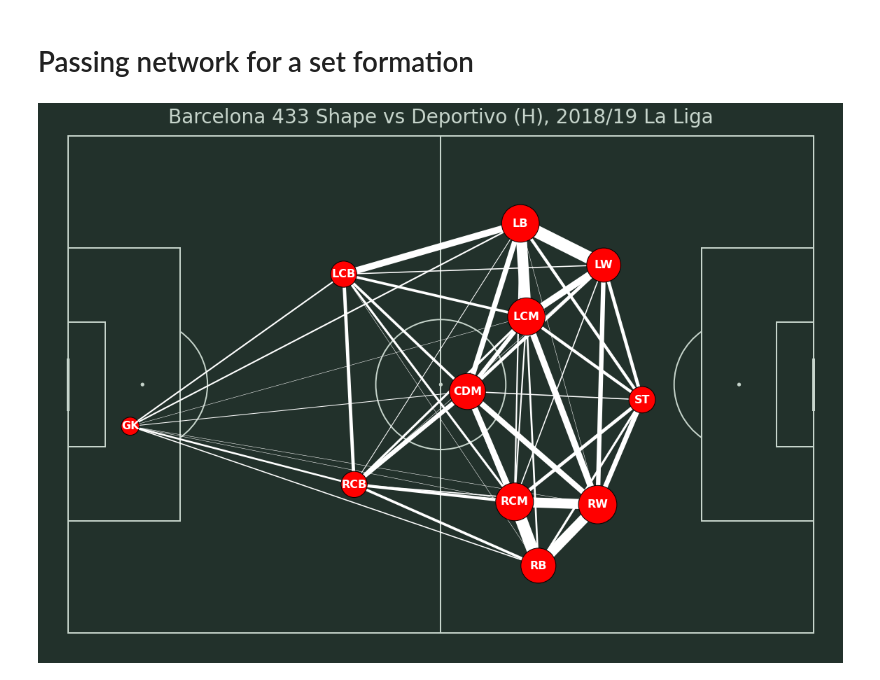
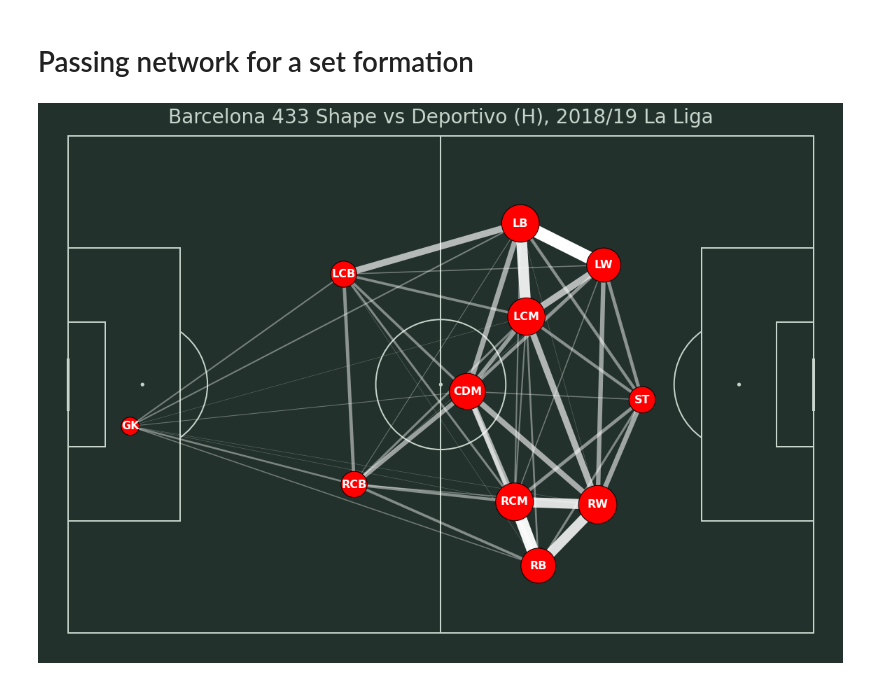
Before and after one commit to andrewRowlinson/statsbomb-explore, a Jupyter notebook: pass_network.ipynb, the cells around one changed output. Drawn from its saved outputs; the diff is of its cells as text; code cells hidden in the pictures.

Commit message:
pass network transparency changed

```diff
--- a/pass_network.ipynb
+++ b/pass_network.ipynb
@@ -9,6 +11,4 @@ opponent = 'Deportivo (H), 2018/19 La Liga'
 event_dict = read_event(f'{EVENT_SLUG}/{match_id}.json', warn=False)
 players = event_dict['tactics_lineup']
 events = event_dict['event']
-# %%
-events.sort_values(['period', 'timestamp_minute', 'timestamp_second', 'timestamp_millisecond'], inplace=True)
 # %%
@@ -73,19 +73,27 @@ max_marker_size = 3000
 passes_between['width'] = passes_between.pass_count / passes_between.pass_count.max() * max_line_width
 average_locs_and_count['marker_size'] = (average_locs_and_count['count'] / average_locs_and_count['count'].max() *
                                          max_marker_size)
+# %%
+min_transparency = 0.3
+# set line transparency relative to a minimum transparency
+color = np.array(to_rgba('white'))
+color = np.tile(color, (len(passes_between), 1))
+c_transparency = passes_between.pass_count / passes_between.pass_count.max()
+c_transparency = (c_transparency * (1 - min_transparency)) + min_transparency
+color[:, 3] = c_transparency
 # %%
 pitch = Pitch(pitch_type='statsbomb', orientation='horizontal',
               pitch_color='#22312b', line_color='#c7d5cc', figsize=(16,11),
               constrained_layout=True, tight_layout=False)
 fig, ax = pitch.draw()
 pass_lines = pitch.lines(passes_between.x, passes_between.y,
                          passes_between.x_end, passes_between.y_end, lw=passes_between.width,
-                         color='white', zorder=1, ax=ax)
+                         color=color, zorder=1, ax=ax)
 pass_nodes = pitch.scatter(average_locs_and_count.x, average_locs_and_count.y, s=average_locs_and_count.marker_size,
                            color='red', edgecolors='black', linewidth=1, alpha=1,  ax=ax)
 for index, row in average_locs_and_count.iterrows():
     pitch.annotate(row.name, xy=(row.x, row.y), c='white', va='center', ha='center', size=16, weight='bold', ax=ax)
 title = ax.set_title("{} {} Shape vs {}".format(team, formation, opponent), size=28, y=0.97, color='#c7d5cc')
 fig.set_facecolor("#22312b")
 # %% [output]
-[figure, old version]
+[figure, new version]
```
Also changed, not shown: parts of 2 cells of this notebook.
